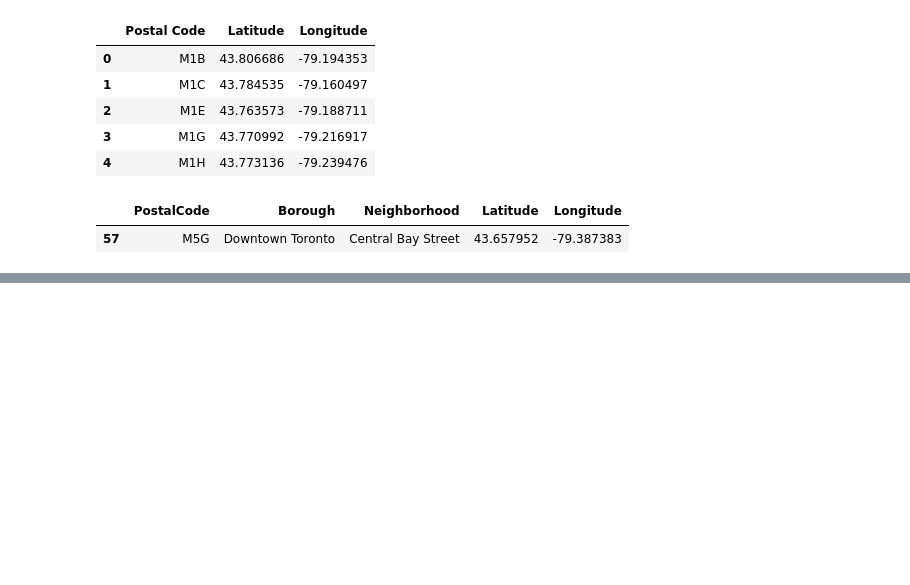
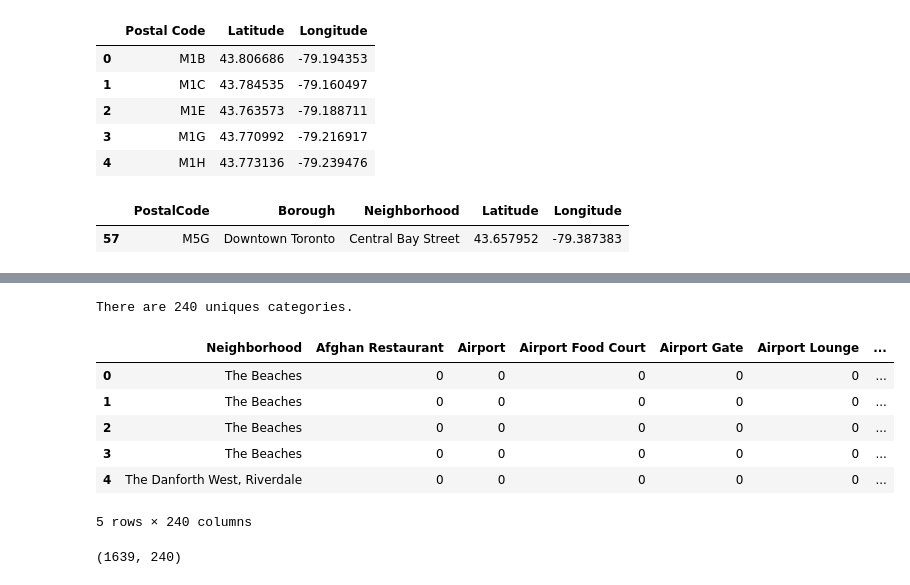
Before and after one commit to ShriKadam/Coursera_Capstone, a Jupyter notebook: Neighborhood_Clusters_Toronto.ipynb, the cells around one changed output, grey strips where cells are left out. Saved outputs shown, nothing was run; the diff lists cells and outputs as text; code cells hidden in the pictures; blank space fills up the shorter version.

```diff
--- a/Neighborhood_Clusters_Toronto.ipynb
+++ b/Neighborhood_Clusters_Toronto.ipynb
@@ -75,0 +251,28 @@ tor.loc[tor['PostalCode']=='M5G'] # Random check to make sure the co-ordinates a
+# %%
+# Total number of unique categories of venues
+print('There are {} uniques categories.'.format(len(city_venues['Venue Category'].unique())))
+# %% [output]
+There are 240 uniques categories.
+# %%
+# One hot encoding
+city_onehot = pd.get_dummies(city_venues[['Venue Category']], prefix="", prefix_sep="")
+
+# Add neighborhood column back to dataframe
+city_onehot['Neighborhood'] = city_venues['Neighborhood']
+
+first_col = city_onehot.pop('Neighborhood')
+city_onehot.insert(0, 'Neighborhood', first_col)
+
+city_onehot.head()
+# %% [output]
+|  | Neighborhood | Afghan Restaurant | Airport | Airport Food Court | Airport Gate | Airport Lounge | ... |
+| 0 | The Beaches | 0 | 0 | 0 | 0 | 0 | ... |
+| 1 | The Beaches | 0 | 0 | 0 | 0 | 0 | ... |
+| 2 | The Beaches | 0 | 0 | 0 | 0 | 0 | ... |
+| 3 | The Beaches | 0 | 0 | 0 | 0 | 0 | ... |
+| 4 | The Danforth West, Riverdale | 0 | 0 | 0 | 0 | 0 | ... |
+5 rows × 240 columns
+# %%
+city_onehot.shape
+# %% [output]
+(1639, 240)
```
Also changed, not shown: parts of 21 cells of this notebook.
